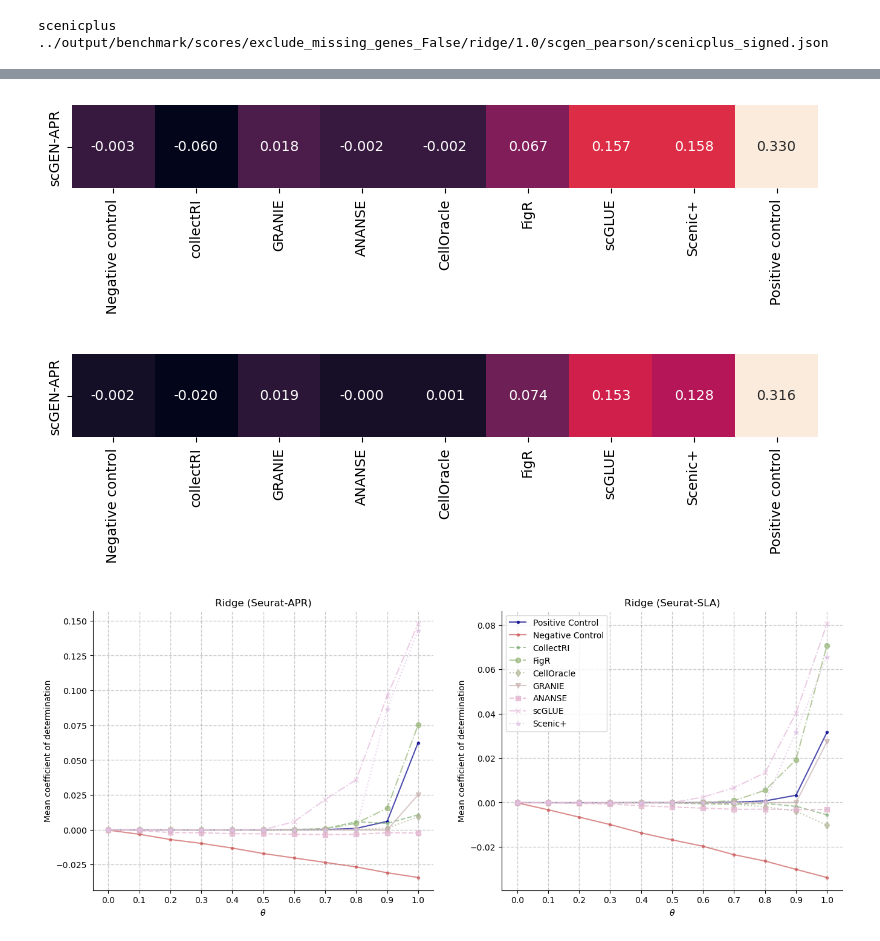
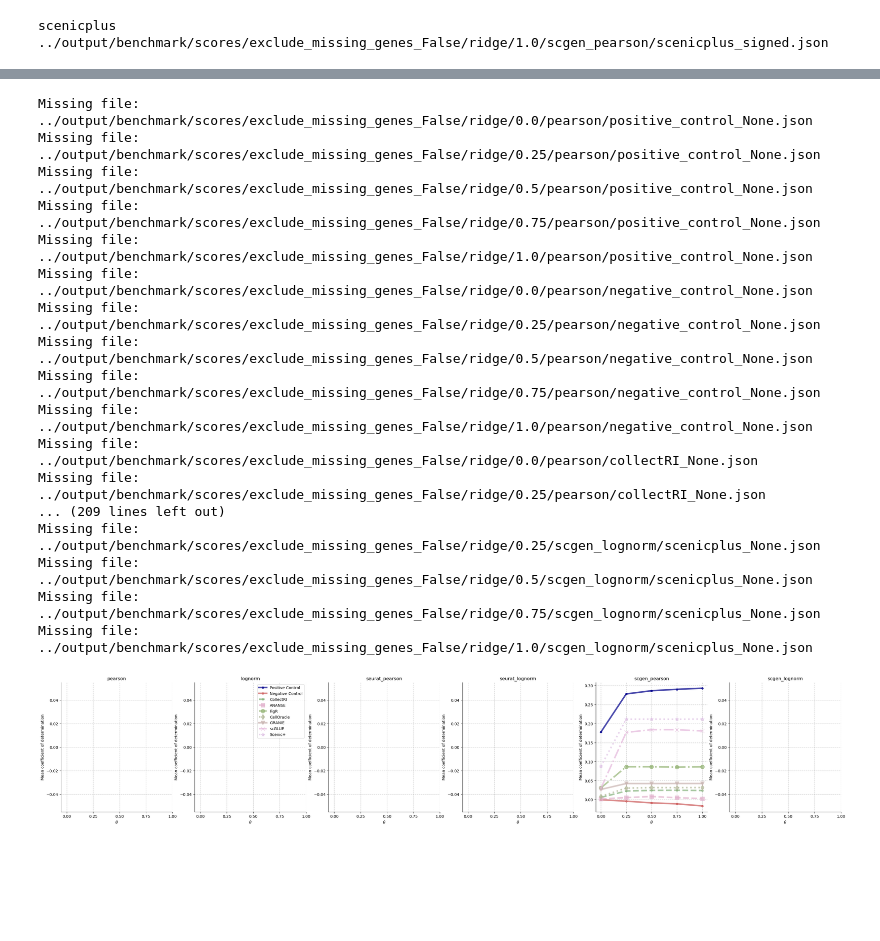
Before and after one commit to janursa/grn_benchmark, a Jupyter notebook: notebooks/first-validation.ipynb, the cells around one changed output, grey strips where cells are left out. Cells and saved outputs as stored; diff of their text form; code cells hidden in the pictures; blank space fills up the shorter version.

```diff
--- a/notebooks/first-validation.ipynb
+++ b/notebooks/first-validation.ipynb
@@ -154,18 +173,17 @@ scenicplus
 # %%
 reg_type = 'ridge'
 norm_method = 'scgen_pearson'
-theta = 1.0
+
 exclude_missing_genes = False
 manipulate=None
 
-!python regression.py --norm-method {norm_method} --reg-type  {reg_type} --theta  {theta} --manipulate {manipulate}
-
-
+theta = 1.0
+tf_n = None
 
 
 mat = []
-# for i_plot, norm_method in enumerate(['pearson', 'lognorm', 'seurat_pearson', 'seurat_lognorm', 'scgen_pearson', 'scgen_lognorm']):
-for i_plot, norm_method in enumerate(['scgen_pearson']):
+for i_plot, norm_method in enumerate(['pearson', 'lognorm', 'seurat_pearson', 'seurat_lognorm', 'scgen_pearson', 'scgen_lognorm']):
+# for i_plot, norm_method in enumerate(['scgen_pearson']):
     row = []
     for grn_model in ['negative_control', 'collectRI', 'GRANIE', 'ANANSE', 'CellOracle', 'FigR', 'scGLUE', 'scenicplus', 'positive_control']:
     # for grn_model in [ 'collectRI', 'GRANIE', 'ANANSE', 'CellOracle', 'FigR', 'scGLUE', 'scenicplus', 'positive_control']:
@@ -176,7 +194,7 @@ for i_plot, norm_method in enumerate(['scgen_pearson']):
         else:
             with open(file, 'r') as f:
                 data = json.load(f)
-            mean_score = np.mean(data['mean_score_r2'])
+            mean_score = data['mean_score_r2']
         row.append(mean_score)
     mat.append(row)
 mat = np.asarray(mat)
@@ -186,8 +204,8 @@ print(mat)
 plt.figure(figsize=(8, 5))
 ax = plt.subplot(1, 1, 1)
 xticklabels = ['Negative control', 'collectRI', 'GRANIE', 'ANANSE', 'CellOracle', 'FigR', 'scGLUE', 'Scenic+', 'Positive control']
-yticklabels = ['scGEN-APR']
+yticklabels = ['pearson', 'lognorm', 'seurat_pearson', 'seurat_lognorm', 'scgen_pearson', 'scgen_lognorm']
 seaborn.heatmap(mat, ax=ax, square=True, cbar=False, xticklabels=xticklabels, yticklabels=yticklabels, annot=True, fmt='.3f')
 plt.tight_layout()
-plt.savefig('../output/benchmark/figs/first-validation-heatmap.png', dpi=300, transparent=True)
+# plt.savefig('../output/benchmark/figs/first-validation-heatmap.png', dpi=300, transparent=True)
 # %% [output]
@@ -215,7 +230,3 @@ scenicplus
-# %% [markdown]
-![image.png](attachment:image.png)
-# %% [markdown]
-![image-4.png](attachment:image-4.png)
 # %%
 surrogate_names = {
     'CollectRI': 'CollectRI', 'collectRI':'CollectRI', 'collectRI_sign':'CollectRI-signs',
@@ -276,49 +287,71 @@ MARKERS = {
     'Negative Control': '.'
 }
 
-SORTED_METHODS = ['positive_control', 'negative_control', 'collectRI', 'FigR', 'CellOracle', 'GRANIE', 'ANANSE', 'scGLUE', 'scenicplus']
+# SORTED_METHODS = ['positive_control', 'negative_control', 'collectRI', 'FigR', 'CellOracle', 'GRANIE', 'ANANSE', 'scGLUE', 'scenicplus']
+SORTED_METHODS = ['positive_control', 'negative_control', 'collectRI', 'ananse', 'figr', 'celloracle', 'granie', 'scglue', 'scenicplus']
+NORM_METHODS = ['pearson', 'lognorm', 'seurat_pearson', 'seurat_lognorm', 'scgen_pearson', 'scgen_lognorm']
+estimator_t = 'ridge'
+fig, axes = plt.subplots(1, len(NORM_METHODS), figsize=(6*len(NORM_METHODS), 6))
 
-plt.figure(figsize=(16, 6))
+for k, norm2_t,  in enumerate(NORM_METHODS):
 
-for k, (norm2_t, estimator_t) in enumerate(zip(['seurat_pearson', 'seurat_lognorm'], ['ridge', 'ridge'])):
-    ax = plt.subplot(1, 2, k + 1)
+    ax =axes[k]
     ax.grid(alpha=0.4, linewidth=1, color='grey', linestyle='--')
-    xs = [0, 0.1, 0.2, 0.3, 0.4, 0.5, 0.6, 0.7, 0.8, 0.9, 1]
+    xs = np.linspace(0, 1, 5)
 
     for method in SORTED_METHODS:
 
         series = []
 
-        for theta in [0.0, 0.1, 0.2, 0.3, 0.4, 0.5, 0.6, 0.7, 0.8, 0.9, 1.0]:
-            file = f'{work_dir}/benchmark/scores/{estimator_t}/{theta}/{norm2_t}/{method}_None.json'
+        # for theta in [0.0, 0.1, 0.2, 0.3, 0.4, 0.5, 0.6, 0.7, 0.8, 0.9, 1.0]:
+        for theta in np.linspace(0, 1, 5):
+            # print(os.path.exists(f'{work_dir}/benchmark/scores/exclude_missing_genes_{exclude_missing_genes}/{estimator_t}/{theta}/'))
+            # aa
+            file = f'{work_dir}/benchmark/scores/exclude_missing_genes_{exclude_missing_genes}/{estimator_t}/{theta}/{norm2_t}/{method}_{manipulate}.json'
             if not os.path.exists(file):
                 print(f'Missing file: {file}')
                 mean_score = np.nan
             else:
                 with open(file, 'r') as f:
                     data = json.load(f)
-                mean_score = np.mean(data['mean_score_r2'])
+                mean_score = data['mean_score_r2']
 
             series.append(float(mean_score))
 
         ax.plot(
-            xs, series, label=surrogate_names[method], color=COLORS[surrogate_names[method]],
-            linestyle=LINESTYLES[surrogate_names[method]], marker=MARKERS[surrogate_names[method]], alpha=0.7
+            xs, series, label=surrogate_names[method], color=COLORS[surrogate_names[method]], markersize=10,
+            linestyle=LINESTYLES[surrogate_names[method]], marker=MARKERS[surrogate_names[method]], alpha=0.7, linewidth=4
         )
 
     ax.set_xticks(xs)
+    ax.set_title(norm2_t)
+    # if k == 0:
 
-    if k == 0:
-        ax.set_title('Ridge (Seurat-APR)')
-    elif k == 1:
-        ax.set_title('Ridge (Seurat-SLA)')
+    if k == 1:
         ax.legend()
     for side in ['right', 'top']:
         ax.spines[side].set_visible(False)
     ax.set_xlabel(r'$\theta$')
     ax.set_ylabel('Mean coefficient of determination')
     #ax.set_ylim([0, 0.65])
-plt.savefig('../output/benchmark/figs/first-validation-performance-theta.png', dpi=300, transparent=True)
+# plt.savefig('../output/benchmark/figs/first-validation-performance-theta.png', dpi=300, transparent=True)
 plt.show()
 # %% [output]
+Missing file: ../output/benchmark/scores/exclude_missing_genes_False/ridge/0.0/pearson/positive_control_None.json
+Missing file: ../output/benchmark/scores/exclude_missing_genes_False/ridge/0.25/pearson/positive_control_None.json
+Missing file: ../output/benchmark/scores/exclude_missing_genes_False/ridge/0.5/pearson/positive_control_None.json
+Missing file: ../output/benchmark/scores/exclude_missing_genes_False/ridge/0.75/pearson/positive_control_None.json
+Missing file: ../output/benchmark/scores/exclude_missing_genes_False/ridge/1.0/pearson/positive_control_None.json
+Missing file: ../output/benchmark/scores/exclude_missing_genes_False/ridge/0.0/pearson/negative_control_None.json
+Missing file: ../output/benchmark/scores/exclude_missing_genes_False/ridge/0.25/pearson/negative_control_None.json
+Missing file: ../output/benchmark/scores/exclude_missing_genes_False/ridge/0.5/pearson/negative_control_None.json
+Missing file: ../output/benchmark/scores/exclude_missing_genes_False/ridge/0.75/pearson/negative_control_None.json
+Missing file: ../output/benchmark/scores/exclude_missing_genes_False/ridge/1.0/pearson/negative_control_None.json
+Missing file: ../output/benchmark/scores/exclude_missing_genes_False/ridge/0.0/pearson/collectRI_None.json
+Missing file: ../output/benchmark/scores/exclude_missing_genes_False/ridge/0.25/pearson/collectRI_None.json
+... (209 lines left out)
+Missing file: ../output/benchmark/scores/exclude_missing_genes_False/ridge/0.25/scgen_lognorm/scenicplus_None.json
+Missing file: ../output/benchmark/scores/exclude_missing_genes_False/ridge/0.5/scgen_lognorm/scenicplus_None.json
+Missing file: ../output/benchmark/scores/exclude_missing_genes_False/ridge/0.75/scgen_lognorm/scenicplus_None.json
+Missing file: ../output/benchmark/scores/exclude_missing_genes_False/ridge/1.0/scgen_lognorm/scenicplus_None.json
-[figure, old version]
+[figure, new version]
```
Also changed, not shown: parts of 3 cells of this notebook, 4 other files.
